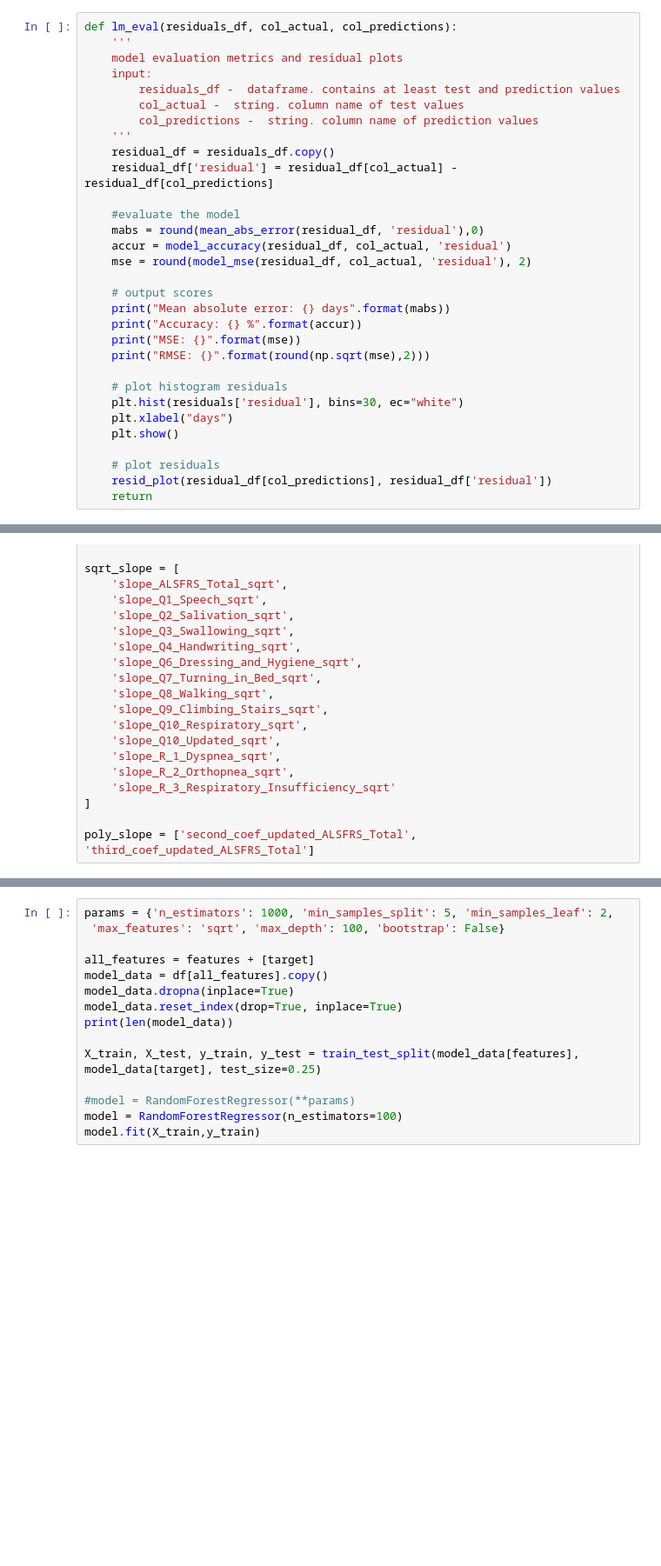
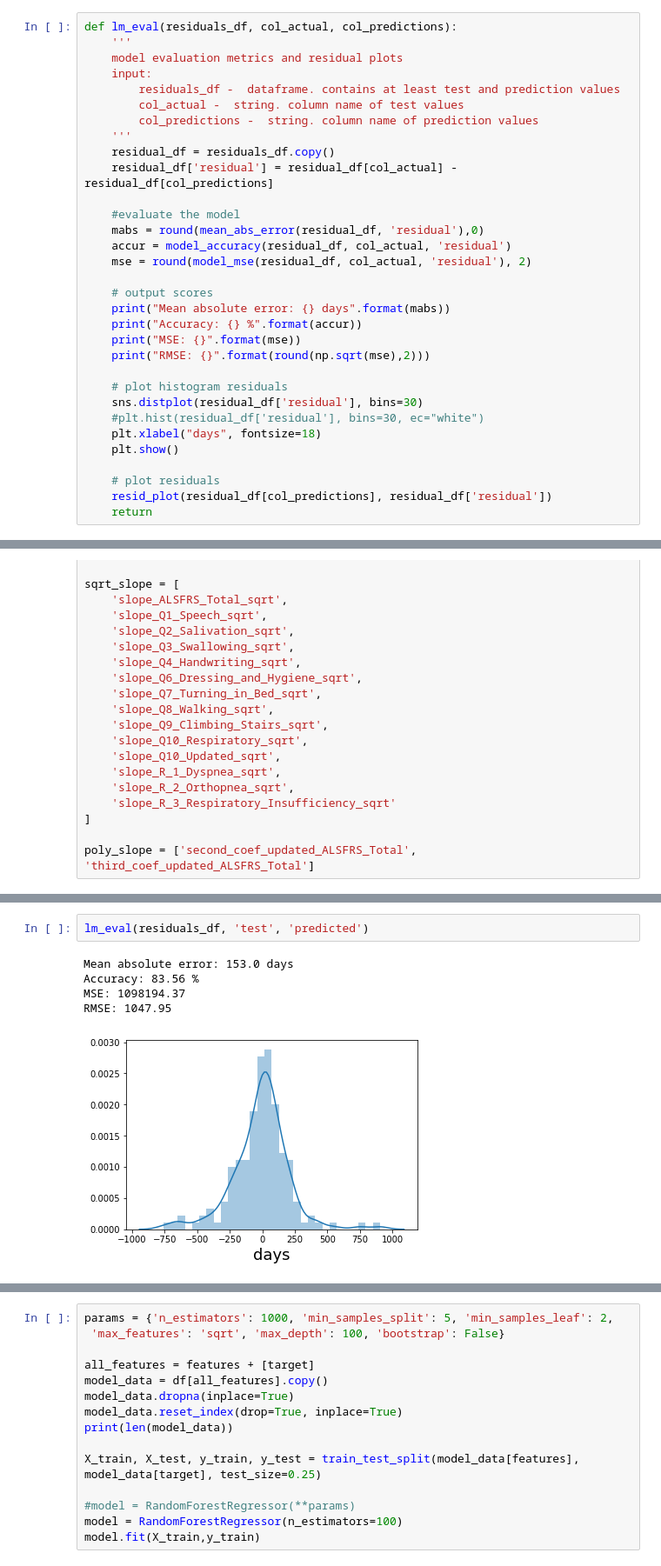
Before and after one commit to ttompk/als, a Jupyter notebook: model.ipynb, the cells around one changed output, grey strips where cells are left out. Shown at 87% size. Cells and saved outputs as stored; diff of their text form; blank space fills up the shorter version.

```diff
--- a/model.ipynb
+++ b/model.ipynb
@@ -1577,8 +1544,9 @@ def lm_eval(residuals_df, col_actual, col_predictions):
     print("RMSE: {}".format(round(np.sqrt(mse),2)))
 
     # plot histogram residuals
-    plt.hist(residuals['residual'], bins=30, ec="white")
-    plt.xlabel("days")
+    sns.distplot(residual_df['residual'], bins=30)
+    #plt.hist(residual_df['residual'], bins=30, ec="white")
+    plt.xlabel("days", fontsize=18)
     plt.show()
 
     # plot residuals
@@ -1750,0 +1694,8 @@ exclude_columns =   None #'loc_bulbar'
+# %%
+lm_eval(residuals_df, 'test', 'predicted')
+# %% [output]
+Mean absolute error: 153.0 days
+Accuracy: 83.56 %
+MSE: 1098194.37
+RMSE: 1047.95
+[figure, added]
```
Also changed, not shown: parts of 31 cells of this notebook, 3 other files.
